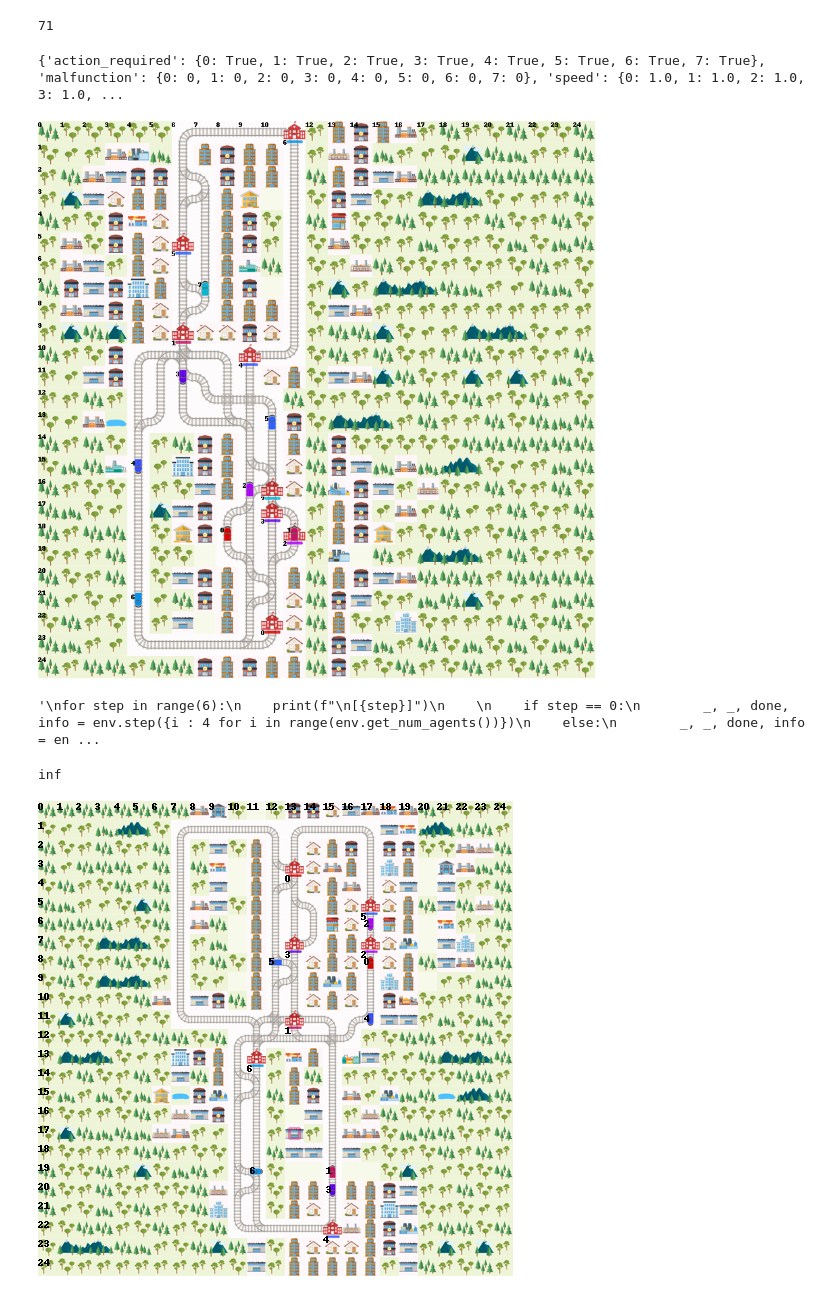
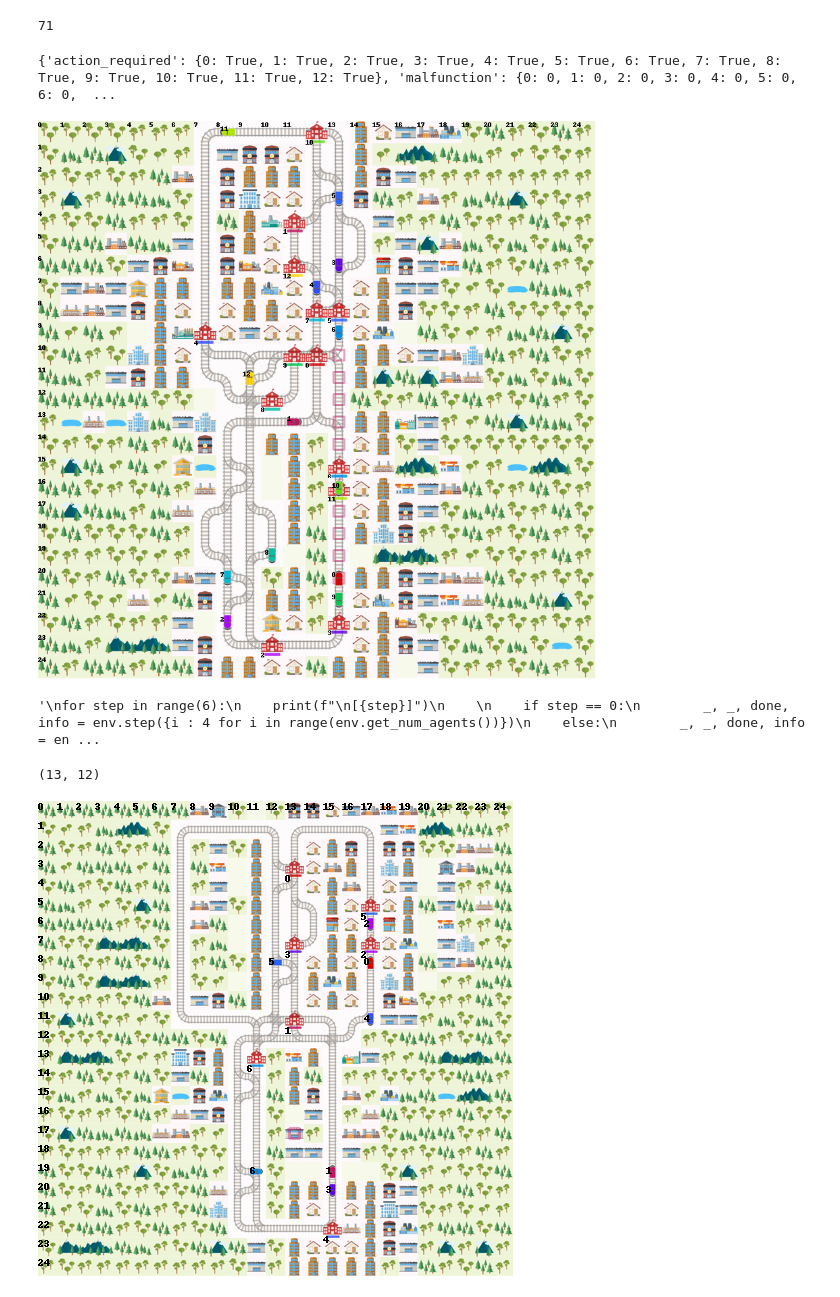
Before and after one commit to kaiserm99/Bachelor-Arbeit-KI, a Jupyter notebook: first_steps/first_steps_cbs.ipynb, the cells around one changed output. Cells and saved outputs as stored; diff of their text form; code cells hidden in the pictures.

```diff
--- a/first_steps/first_steps_cbs.ipynb
+++ b/first_steps/first_steps_cbs.ipynb
@@ -185,7 +185,7 @@ def render_env(env):
     for i in range(env.get_num_agents()):
 
         if i == 1:
-            env.dev_obs_dict[i] = []
+            env.dev_obs_dict[i] = [(20,13,0), (19,13,0), (18,13,0), (17,13,0), (16,13,0), (15,13,0), (14,13,0), (13,13,0), (12,13,0), (11,13,0), (10,13,0), (10,12,3)]
 
         else:
             env.dev_obs_dict[i] = []
@@ -249,8 +249,8 @@ stochastic_data = MalfunctionParameters(
 env = RailEnv(
         width=0,
         height=0,
-        rail_generator=rail_from_file("../scratch/test-envs/Test_8/Level_0.pkl"),
-        number_of_agents=8,
+        rail_generator=rail_from_file("../scratch/test-envs/Test_0/Level_0.pkl"),
+        number_of_agents=13,
         #malfunction_generator=ParamMalfunctionGen(stochastic_data)
     )
 
@@ -276,40 +276,40 @@ for step in range(6):
     print(info)
     print(done)
     for handle, a in enumerate(env.agents):
         print(f"\nAgent {handle}:")
         print(a.speed_data)
         print(a.malfunction_data)
         print(env.action_required(a))
 
 for step in range(4):
     _, _, done, info = env.step({i : 2 for i in range(env.get_num_agents())})
 
     print(info)
     print(done)
     for handle, a in enumerate(env.agents):
         print(f"\nAgent {handle}:")
         print(a.speed_data)
         print(a.malfunction_data)
         print(env.action_required(a))
 
 _, _, done, info = env.step({i : 2 for i in range(env.get_num_agents())})
 
 print(info)
 print(done)
 for handle, a in enumerate(env.agents):
     print(f"\nAgent {handle}:")
     print(a.speed_data)
     print(a.malfunction_data)
     print(env.action_required(a))
 """
 # %% [output]
-{'action_required': {0: True, 1: True, 2: True, 3: True, 4: True, 5: True, 6: True, 7: True}, 'malfunction': {0: 0, 1: 0, 2: 0, 3: 0, 4: 0, 5: 0, 6: 0, 7: 0}, 'speed': {0: 1.0, 1: 1.0, 2: 1.0, 3: 1.0, ...
+{'action_required': {0: True, 1: True, 2: True, 3: True, 4: True, 5: True, 6: True, 7: True, 8: True, 9: True, 10: True, 11: True, 12: True}, 'malfunction': {0: 0, 1: 0, 2: 0, 3: 0, 4: 0, 5: 0, 6: 0,  ...
-[figure, old version]
+[figure, new version]
 '\nfor step in range(6):\n    print(f"\n[{step}]")\n    \n    if step == 0:\n        _, _, done, info = env.step({i : 4 for i in range(env.get_num_agents())})\n    else:\n        _, _, done, info = en ...
-# %%
-env.distance_map.get()[5][6][7][0]
-# %% [output]
-inf
+# %%
+env.agents[6].target
+# %% [output]
+(13, 12)
 # %%
 speed_ration_map = {1.: 0.25,  # Fast passenger train
                     1. / 2.: 0.25,  # Fast freight train
```
Also changed, not shown: parts of 1 cell of this notebook, 56 other files.
